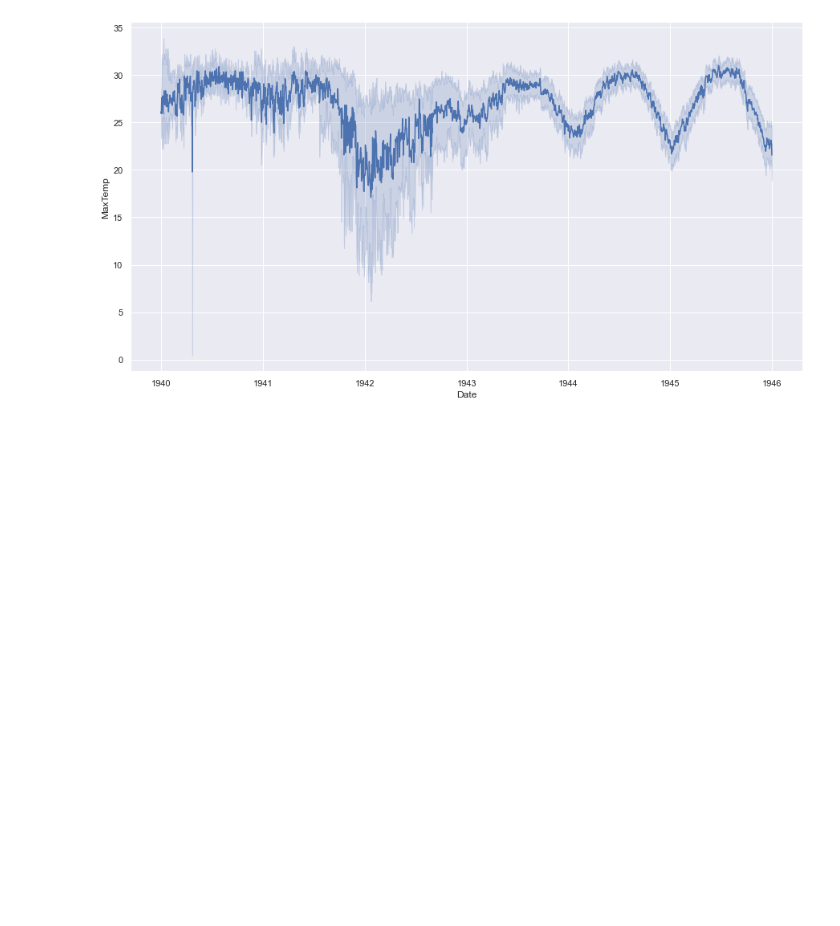
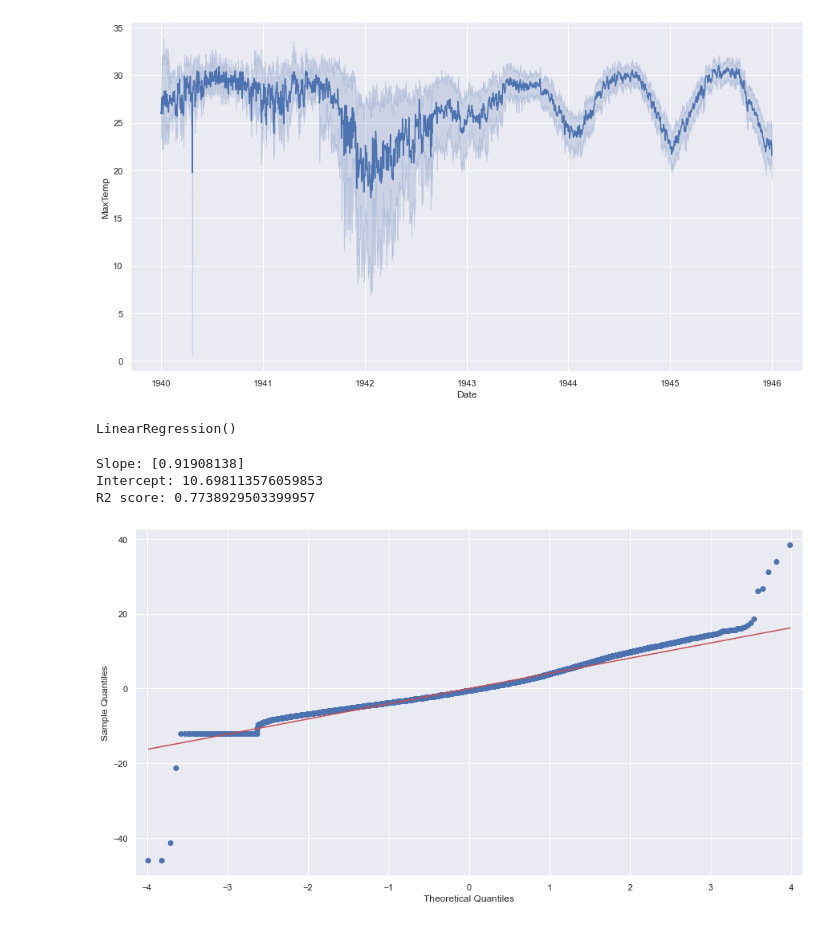
Before and after one commit to djournic/WW2_Weather, a Jupyter notebook: WW2_LR_Temperature.ipynb, the cells around one changed output. Cells and saved outputs as stored; diff of their text form; code cells hidden in the pictures; blank space fills up the shorter version.

```diff
--- a/WW2_LR_Temperature.ipynb
+++ b/WW2_LR_Temperature.ipynb
@@ -52,8 +50,8 @@ WTE            0 non-null float64
 dtypes: float64(20), int64(4), object(7)
 memory usage: 28.2+ MB
 # %%
-to_drop=['WTE','RVG','RHN','RHX','SD3','TSHDSBRSGF','PGT','ITH','FTI','FB','FT','SND','SNF','MEA','MIN','MAX','SPD','DR','PRCP','DA',
-         'MO','YR','PoorWeather','Snowfall','MeanTemp','WindGustSpd','Precip','MaxTemp','Date','STA']
+to_drop=['WTE','RVG','RHN','RHX','SD3','TSHDSBRSGF','PGT','ITH','FTI','FB','FT','SND','SNF','MEA','MIN','MAX',
+         'SPD','DR','PRCP','DA','MO','YR','PoorWeather','Snowfall','MeanTemp','WindGustSpd','Precip','MaxTemp','Date','STA']
 # %%
 df=df1.drop(columns=to_drop, axis=1)
 y=df1['MaxTemp']
@@ -86,3 +84,25 @@ sns.lineplot(data=df1, x="Date", y="MaxTemp")
 # %% [output]
 <matplotlib.axes._subplots.AxesSubplot at 0x...>
 [figure]
+# %%
+lr=LinearRegression()
+lr.fit(X_train,y_train)
+# %% [output]
+LinearRegression()
+# %%
+m = lr.coef_
+print('Slope: {}'.format(m))
+b = lr.intercept_
+print('Intercept: {}'.format(b))
+preds = lr.predict(X_test)
+r2 = r2_score(y_test, preds)
+print('R2 score: {}'.format(r2))
+# %% [output]
+Slope: [0.91908138]
+Intercept: 10.698113576059853
+R2 score: 0.7738929503399957
+# %%
+residuals = y_test-preds
+fig = sm.qqplot(residuals, line = 'r')
+# %% [output]
+[figure, added]
```
Also changed, not shown: parts of 3 cells of this notebook.
